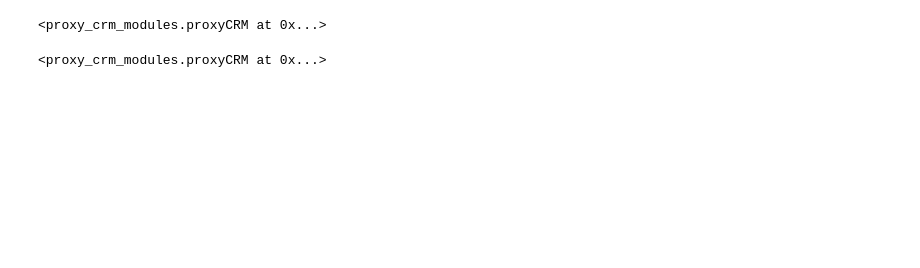
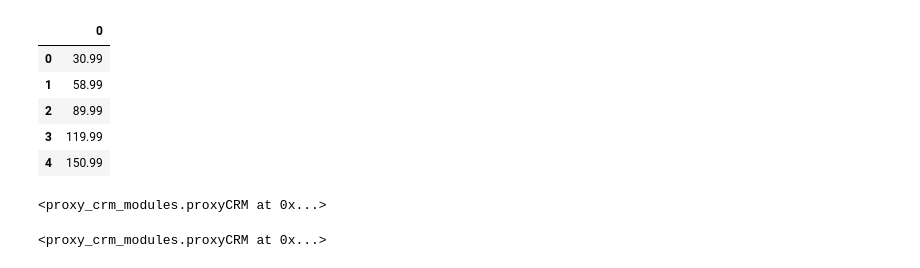
Before and after one commit to leleony/proxy-crm, a Jupyter notebook: main/exampleCase.ipynb, the cells around one changed output. Cells and saved outputs as stored; diff of their text form; code cells hidden in the pictures; blank space fills up the shorter version.

```diff
--- a/main/exampleCase.ipynb
+++ b/main/exampleCase.ipynb
@@ -14,3 +13,12 @@ test_size = int(0.25 * prod.shape[0])
+# %%
+time.head()
+# %% [output]
+|  | 0 |
+| 0 | 30.99 |
+| 1 | 58.99 |
+| 2 | 89.99 |
+| 3 | 119.99 |
+| 4 | 150.99 |
 # %%
 prod_shut_in = pd.read_csv(data_src + "production.csv", header= None)
 
```
Also changed, not shown: parts of 13 cells of this notebook, 9 other files.
